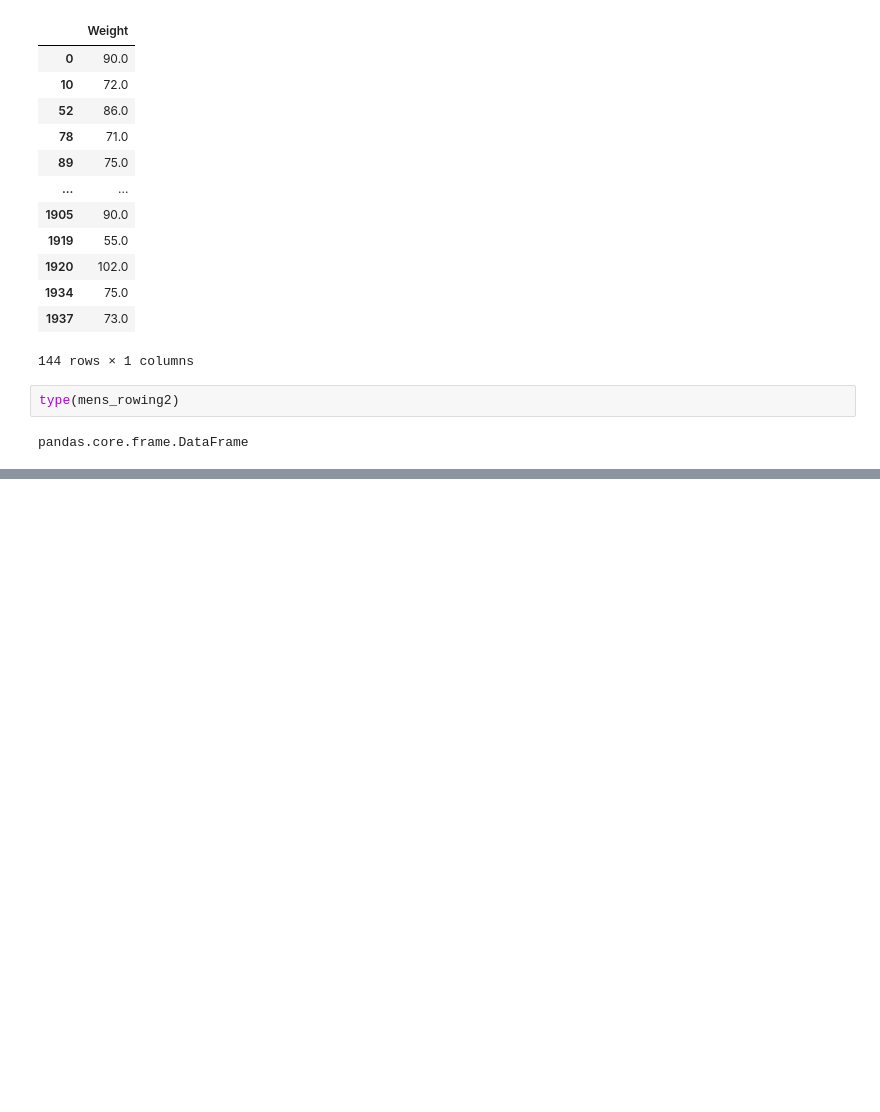
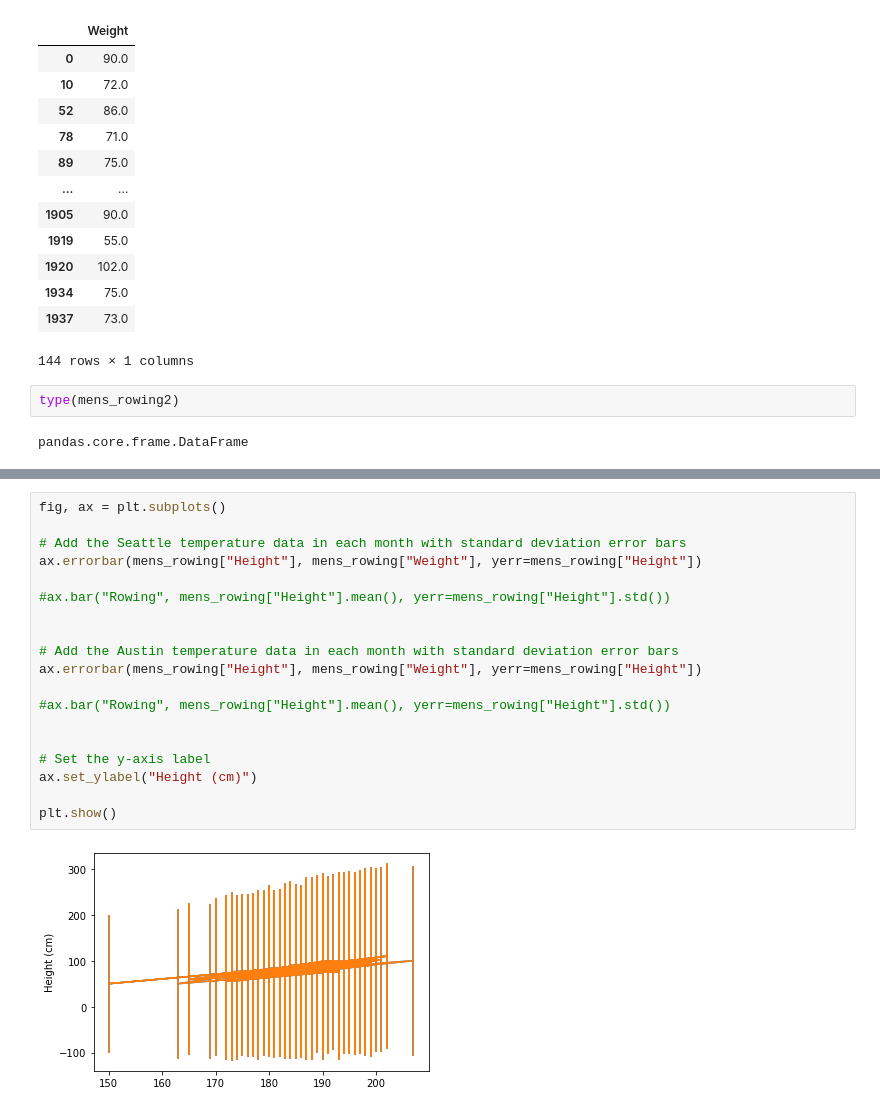
Before and after one commit to jfilgit/jFidGitHub, a Jupyter notebook: matPlotLibPyPlot.ipynb, the cells around one changed output, grey strips where cells are left out. Drawn from its saved outputs; the diff is of its cells as text; blank space fills up the shorter version.

```diff
--- a/DataCampVisualisation.ipynb
+++ b/matPlotLibPyPlot.ipynb
@@ -776,0 +903,21 @@ pandas.core.frame.DataFrame
+# %%
+fig, ax = plt.subplots()
+
+# Add the Seattle temperature data in each month with standard deviation error bars
+ax.errorbar(mens_rowing["Height"], mens_rowing["Weight"], yerr=mens_rowing["Height"])
+
+#ax.bar("Rowing", mens_rowing["Height"].mean(), yerr=mens_rowing["Height"].std())
+
+
+# Add the Austin temperature data in each month with standard deviation error bars
+ax.errorbar(mens_rowing["Height"], mens_rowing["Weight"], yerr=mens_rowing["Height"])
+
+#ax.bar("Rowing", mens_rowing["Height"].mean(), yerr=mens_rowing["Height"].std())
+
+
+# Set the y-axis label
+ax.set_ylabel("Height (cm)")
+
+plt.show()
+# %% [output]
+[figure, added]
```
Also changed, not shown: parts of 30 cells of this notebook, 7 other files.
